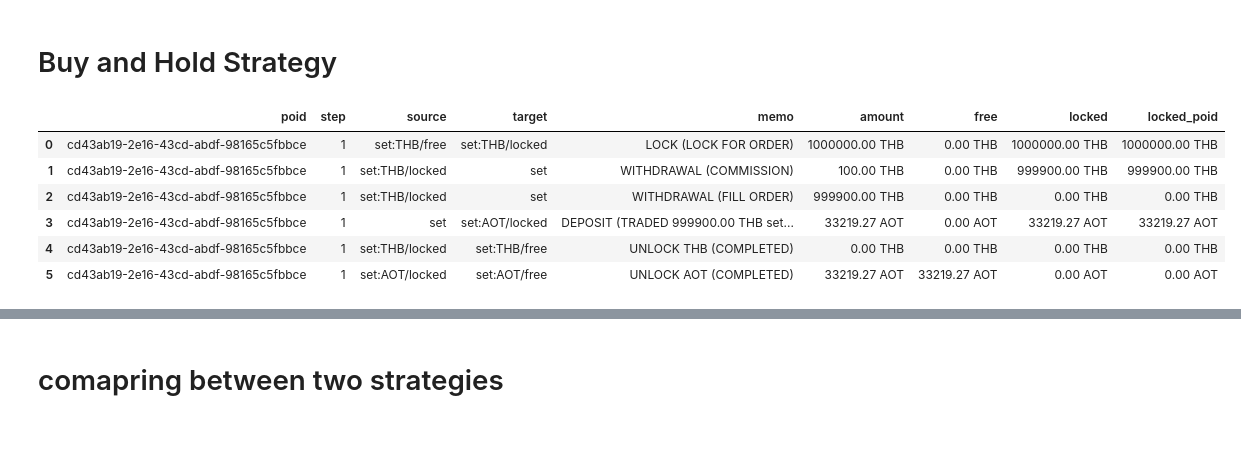
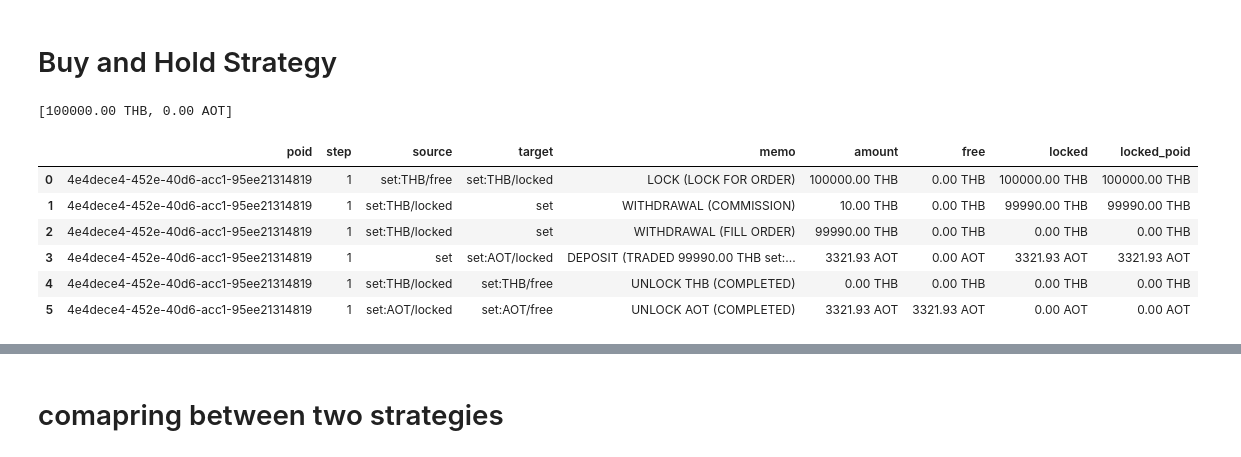
Before and after one commit to teerasitk/01205415, a Jupyter notebook: TradeSimulation.ipynb, the cells around one changed output, grey strips where cells are left out. Cells and saved outputs as stored; diff of their text form; code cells hidden in the pictures.

```diff
--- a/TradeSimulation.ipynb
+++ b/TradeSimulation.ipynb
@@ -130,6 +96,8 @@ feed.next()
 # %%
-portfolio = Portfolio(THB, [Wallet(set_market, 1_000_000 * THB),
-                            Wallet(set_market, 0 * AOT)])
+cash = Wallet(set_market, 100_000 * THB)
+asset = Wallet(set_market, 0 * AOT)
+portfolio = Portfolio(THB, [cash,
+                            asset])
 # %%
 portfolio.balances
 # %% [output]
@@ -139,7 +107,8 @@ portfolio.balances
 # %%
 env = default.create(
         portfolio=portfolio, # start with our portfolio
-        action_scheme=default.actions.SimpleOrders(trade_sizes=[1]), # all in or out
+        action_scheme=default.actions.BSH(cash=cash, asset=asset), # all in and out
+        # I made some changes here
         reward_scheme=default.rewards.SimpleProfit(), # simple profit (to be used later)
         feed=feed, # data feed for historical price
         window_size=1, # historical data that we need
@@ -168,9 +137,9 @@ while not done:
     action = 1 # all in
     status = "Hold"
   elif (avg_price < max_day) and (status == "Hold"):
-    action = 0 # keep holding
+    action = 1 # keep holding
   elif  (avg_price > min_day) and (status == "Hold"):
-    action = 2 # all out
+    action = 0 # all out
     status = "No Position"
   else:
     action = 0
@@ -210,35 +179,41 @@ plt.plot(actions)
 # %% [markdown]
 # Buy and Hold Strategy
 # %%
-portfolio2 = Portfolio(THB, [Wallet(set_market, 1_000_000 * THB),
-                            Wallet(set_market, 0 * AOT)])
+cash = Wallet(set_market, 100_000 * THB)
+asset = Wallet(set_market, 0 * AOT)
+portfolio2 = Portfolio(THB, [cash,
+                            asset])
 env2 = default.create(
         portfolio=portfolio2, # start with our portfolio
-        action_scheme=default.actions.SimpleOrders(trade_sizes=[1]), # all in or out
+        action_scheme=default.actions.BSH(cash=cash, asset=asset), # all in or out
+        # I changed from simple order to BUY-SELL Order
         reward_scheme=default.rewards.SimpleProfit(), # simple profit (to be used later)
         feed=feed, # data feed for historical price
         window_size=1, # historical data that we need
         min_periods=hist_len # starting trading location
         )
+portfolio2.balances
+# %% [output]
+[100000.00 THB, 0.00 AOT]
 # %%
 done = False
 obs = env2.reset()
 cnt = 0
 actions = []
 action = 1
 while not done:
   actions.append(action)
   obs, reward, done, info = env2.step(action)
-  action = 0
+  action = 1
 portfolio2.ledger.as_frame().head(7)
 # %% [output]
 |  | poid | step | source | target | memo | amount | free | locked | locked_poid |
-| 0 | cd43ab19-2e16-43cd-abdf-98165c5fbbce | 1 | set:THB/free | set:THB/locked | LOCK (LOCK FOR ORDER) | 1000000.00 THB | 0.00 THB | 1000000.00 THB | 1000000.00 THB |
-| 1 | cd43ab19-2e16-43cd-abdf-98165c5fbbce | 1 | set:THB/locked | set | WITHDRAWAL (COMMISSION) | 100.00 THB | 0.00 THB | 999900.00 THB | 999900.00 THB |
-| 2 | cd43ab19-2e16-43cd-abdf-98165c5fbbce | 1 | set:THB/locked | set | WITHDRAWAL (FILL ORDER) | 999900.00 THB | 0.00 THB | 0.00 THB | 0.00 THB |
-| 3 | cd43ab19-2e16-43cd-abdf-98165c5fbbce | 1 | set | set:AOT/locked | DEPOSIT (TRADED 999900.00 THB set... | 33219.27 AOT | 0.00 AOT | 33219.27 AOT | 33219.27 AOT |
-| 4 | cd43ab19-2e16-43cd-abdf-98165c5fbbce | 1 | set:THB/locked | set:THB/free | UNLOCK THB (COMPLETED) | 0.00 THB | 0.00 THB | 0.00 THB | 0.00 THB |
-| 5 | cd43ab19-2e16-43cd-abdf-98165c5fbbce | 1 | set:AOT/locked | set:AOT/free | UNLOCK AOT (COMPLETED) | 33219.27 AOT | 33219.27 AOT | 0.00 AOT | 0.00 AOT |
+| 0 | 4e4dece4-452e-40d6-acc1-95ee21314819 | 1 | set:THB/free | set:THB/locked | LOCK (LOCK FOR ORDER) | 100000.00 THB | 0.00 THB | 100000.00 THB | 100000.00 THB |
+| 1 | 4e4dece4-452e-40d6-acc1-95ee21314819 | 1 | set:THB/locked | set | WITHDRAWAL (COMMISSION) | 10.00 THB | 0.00 THB | 99990.00 THB | 99990.00 THB |
+| 2 | 4e4dece4-452e-40d6-acc1-95ee21314819 | 1 | set:THB/locked | set | WITHDRAWAL (FILL ORDER) | 99990.00 THB | 0.00 THB | 0.00 THB | 0.00 THB |
+| 3 | 4e4dece4-452e-40d6-acc1-95ee21314819 | 1 | set | set:AOT/locked | DEPOSIT (TRADED 99990.00 THB set:... | 3321.93 AOT | 0.00 AOT | 3321.93 AOT | 3321.93 AOT |
+| 4 | 4e4dece4-452e-40d6-acc1-95ee21314819 | 1 | set:THB/locked | set:THB/free | UNLOCK THB (COMPLETED) | 0.00 THB | 0.00 THB | 0.00 THB | 0.00 THB |
+| 5 | 4e4dece4-452e-40d6-acc1-95ee21314819 | 1 | set:AOT/locked | set:AOT/free | UNLOCK AOT (COMPLETED) | 3321.93 AOT | 3321.93 AOT | 0.00 AOT | 0.00 AOT |
 # %%
 df2 = pd.DataFrame(portfolio2.performance)
 df2 = df2.T
```
Also changed, not shown: parts of 30 cells of this notebook.
